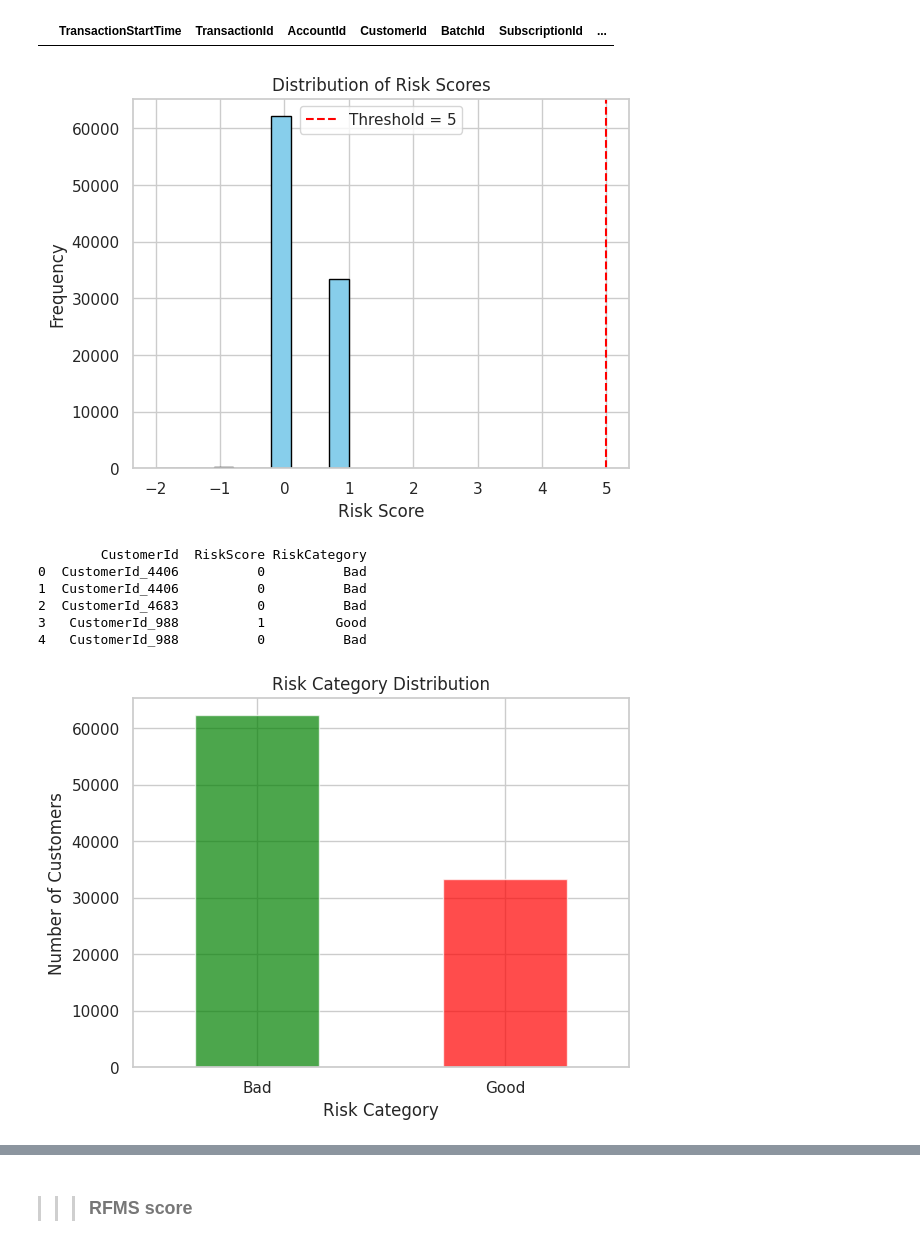
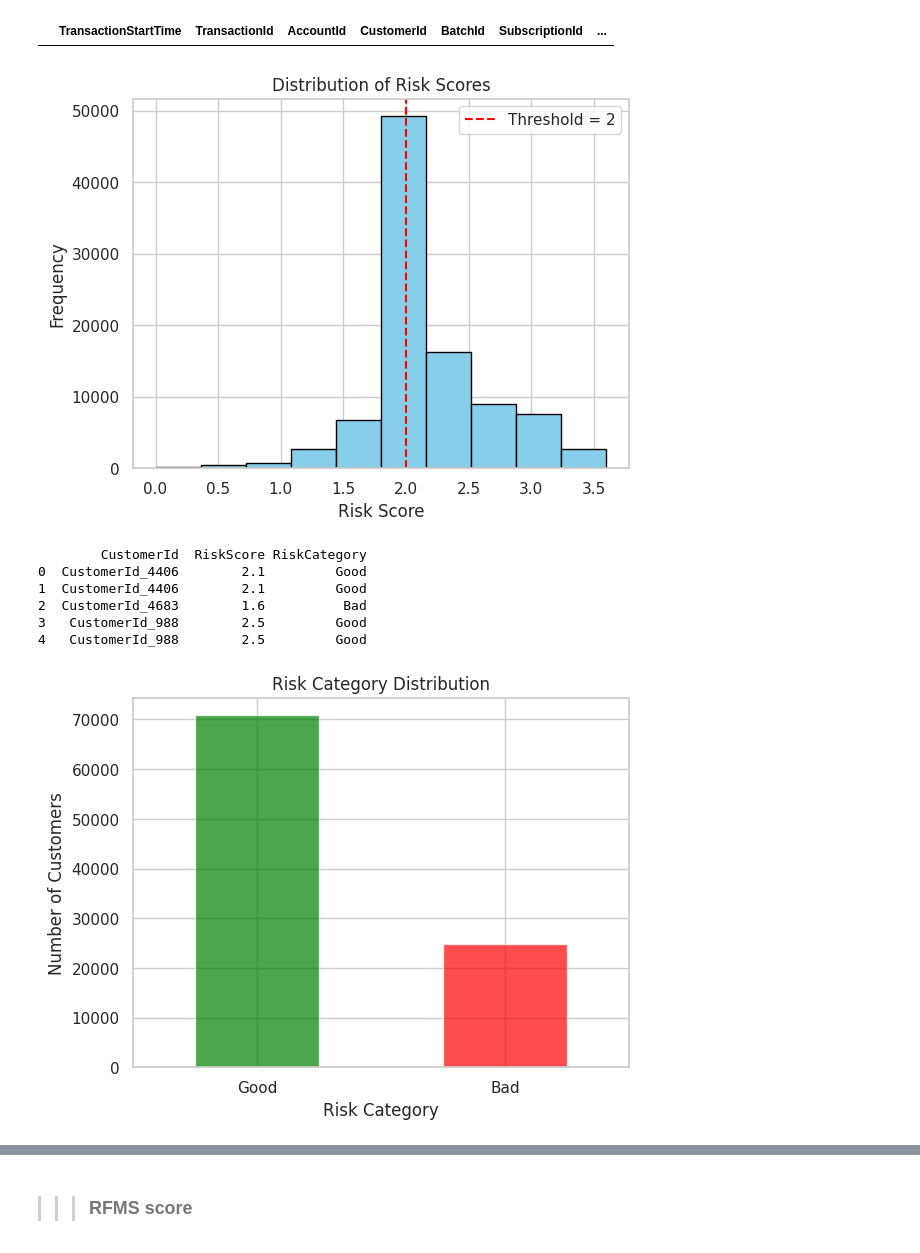
Before and after one commit to amannnnnyyyy/Credit-Scoring_and_Risk-Analysis, a Jupyter notebook: notebooks/credit_scoring_bati.ipynb, the cells around one changed output, grey strips where cells are left out. Saved outputs shown, nothing was run; the diff lists cells and outputs as text; code cells hidden in the pictures.

```diff
--- a/notebooks/credit_scoring_bati.ipynb
+++ b/notebooks/credit_scoring_bati.ipynb
@@ -671,5 +657,5 @@ data[data['Combined_WoE']>0].sample(20)
 # %%
-data['totalRFMS'] = data['Recency'] + data['Frequency'] + data['Monetary'] + data['Seniority']
+data['totalRFMS'] = data['Recency'] + data['Frequency'] + data['Monetary'] + data['Seasonality']
 # %%
 data.sample(0)
 # %% [output]
@@ -677,19 +663,21 @@ data.sample(0)
 # %%
 # Analyze the distribution of risk scores
 import matplotlib.pyplot as plt
 
-plt.hist(data['RiskScore'], bins=10, color='skyblue', edgecolor='black')
-plt.title('Distribution of Risk Scores')
-plt.xlabel('Risk Score')
-plt.ylabel('Frequency')
-plt.axvline(x=5, color='red', linestyle='--', label='Threshold = 5')  # Example threshold line
-plt.legend()
-plt.show()
+def plot_risk_scores(data):
+    plt.hist(data['RiskScore'], bins=10, color='skyblue', edgecolor='black')
+    plt.title('Distribution of Risk Scores')
+    plt.xlabel('Risk Score')
+    plt.ylabel('Frequency')
+    plt.axvline(x=2, color='red', linestyle='--', label='Threshold = 2')
+    plt.legend()
+    plt.show()
 
-# Set the threshold
-threshold = 0  # Adjust this based on your analysis
+plot_risk_scores(data)
+
+threshold = 2
 # %% [output]
-[figure, old version]
+[figure, new version]
 # %%
 # Classify users based on the risk score
 data['RiskCategory'] = ['Good' if score > threshold else 'Bad' for score in data['RiskScore']]
@@ -698,24 +686,26 @@ data['RiskCategory'] = ['Good' if score > threshold else 'Bad' for score in data
 print(data[['CustomerId', 'RiskScore', 'RiskCategory']].head())
 # %% [output]
         CustomerId  RiskScore RiskCategory
-0  CustomerId_4406          0          Bad
-1  CustomerId_4406          0          Bad
-2  CustomerId_4683          0          Bad
-3   CustomerId_988          1         Good
-4   CustomerId_988          0          Bad
+0  CustomerId_4406        2.1         Good
+1  CustomerId_4406        2.1         Good
+2  CustomerId_4683        1.6          Bad
+3   CustomerId_988        2.5         Good
+4   CustomerId_988        2.5         Good
 # %%
 # Count the number of good and bad customers
 risk_counts = data['RiskCategory'].value_counts()
 
-# Plot the classification results
-risk_counts.plot(kind='bar', color=['green', 'red'], alpha=0.7)
-plt.title('Risk Category Distribution')
-plt.xlabel('Risk Category')
-plt.ylabel('Number of Customers')
-plt.xticks(rotation=0)
-plt.show()
+def plot_risk_counts(risk_counts):
+    # Plot the classification results
+    risk_counts.plot(kind='bar', color=['green', 'red'], alpha=0.7)
+    plt.title('Risk Category Distribution')
+    plt.xlabel('Risk Category')
+    plt.ylabel('Number of Customers')
+    plt.xticks(rotation=0)
+    plt.show()
+plot_risk_counts(risk_counts)
 # %% [output]
-[figure, old version]
+[figure, new version]
 # %%
 from sklearn.metrics import classification_report
 
```
Also changed, not shown: parts of 2 cells of this notebook.
